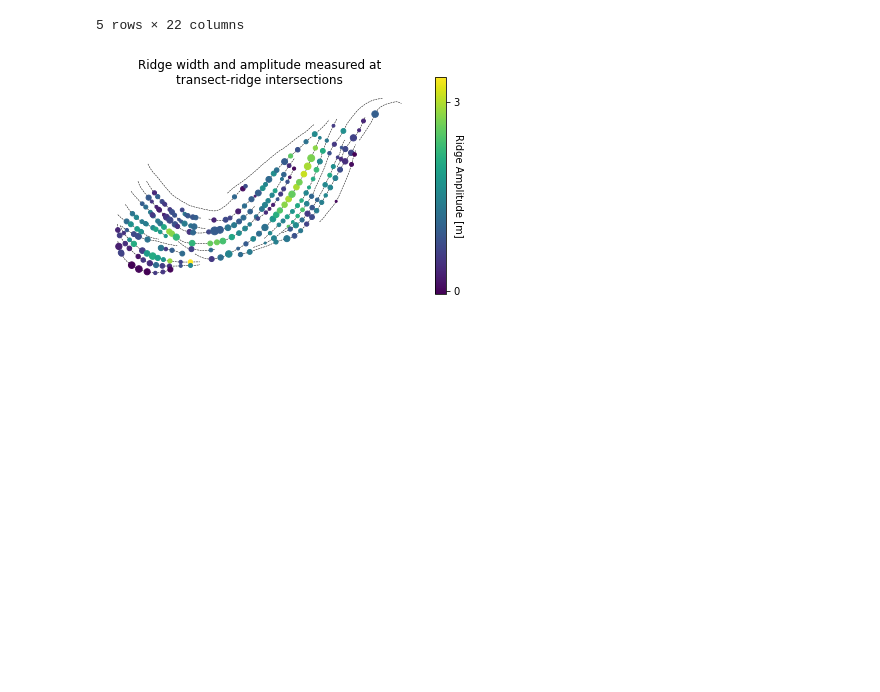
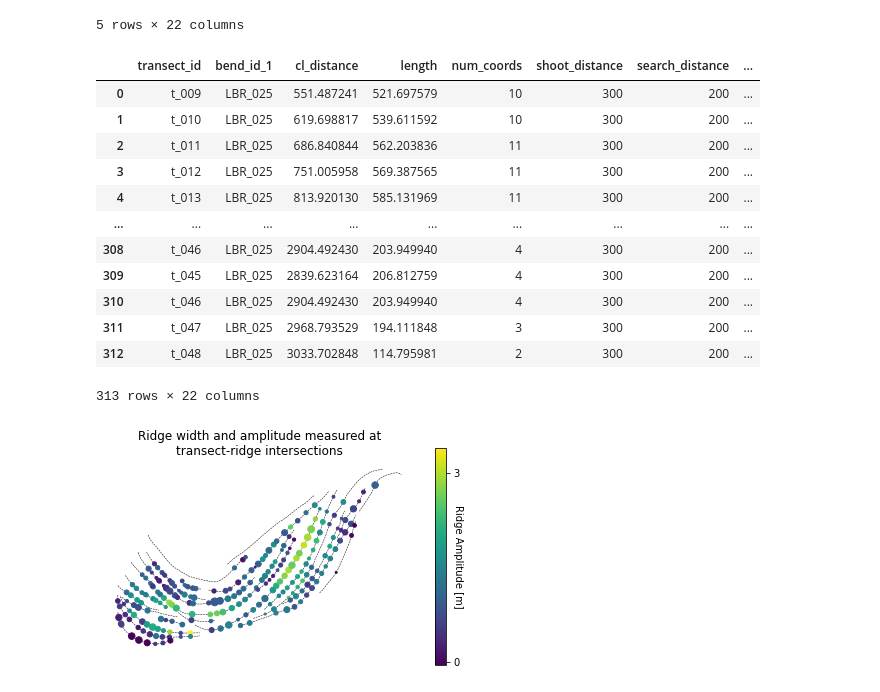
Before and after one commit to tamu-edu/scrollstats, a Jupyter notebook: sample_raster.ipynb, the cells around one changed output. Cells and saved outputs as stored; diff of their text form; code cells hidden in the pictures; blank space fills up the shorter version.

```diff
--- a/sample_raster.ipynb
+++ b/sample_raster.ipynb
@@ -185,6 +187,22 @@ itx_metrics.head()
 | 3 | t_012 | LBR_025 | 751.005958 | 569.387565 | 11 | 300 | 200 | ... |
 | 4 | t_013 | LBR_025 | 813.920130 | 585.131969 | 11 | 300 | 200 | ... |
 5 rows × 22 columns
+# %%
+itx_metrics
+# %% [output]
+|  | transect_id | bend_id_1 | cl_distance | length | num_coords | shoot_distance | search_distance | ... |
+| 0 | t_009 | LBR_025 | 551.487241 | 521.697579 | 10 | 300 | 200 | ... |
+| 1 | t_010 | LBR_025 | 619.698817 | 539.611592 | 10 | 300 | 200 | ... |
+| 2 | t_011 | LBR_025 | 686.840844 | 562.203836 | 11 | 300 | 200 | ... |
+| 3 | t_012 | LBR_025 | 751.005958 | 569.387565 | 11 | 300 | 200 | ... |
+| 4 | t_013 | LBR_025 | 813.920130 | 585.131969 | 11 | 300 | 200 | ... |
+| ... | ... | ... | ... | ... | ... | ... | ... | ... |
+| 308 | t_046 | LBR_025 | 2904.492430 | 203.949940 | 4 | 300 | 200 | ... |
+| 309 | t_045 | LBR_025 | 2839.623164 | 206.812759 | 4 | 300 | 200 | ... |
+| 310 | t_046 | LBR_025 | 2904.492430 | 203.949940 | 4 | 300 | 200 | ... |
+| 311 | t_047 | LBR_025 | 2968.793529 | 194.111848 | 3 | 300 | 200 | ... |
+| 312 | t_048 | LBR_025 | 3033.702848 | 114.795981 | 2 | 300 | 200 | ... |
+313 rows × 22 columns
 # %%
 fig, ax = plt.subplots(1,1, figsize=(7,4))
 
```
Also changed, not shown: parts of 15 cells of this notebook.
